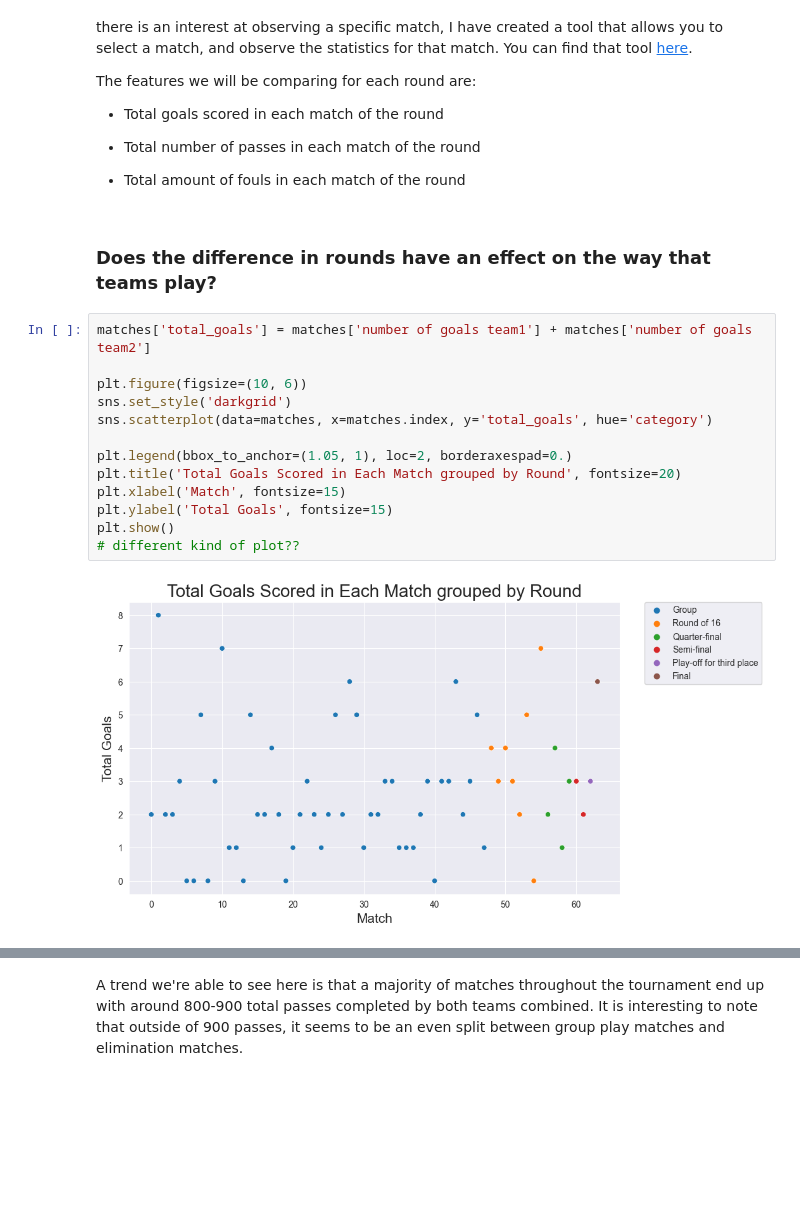
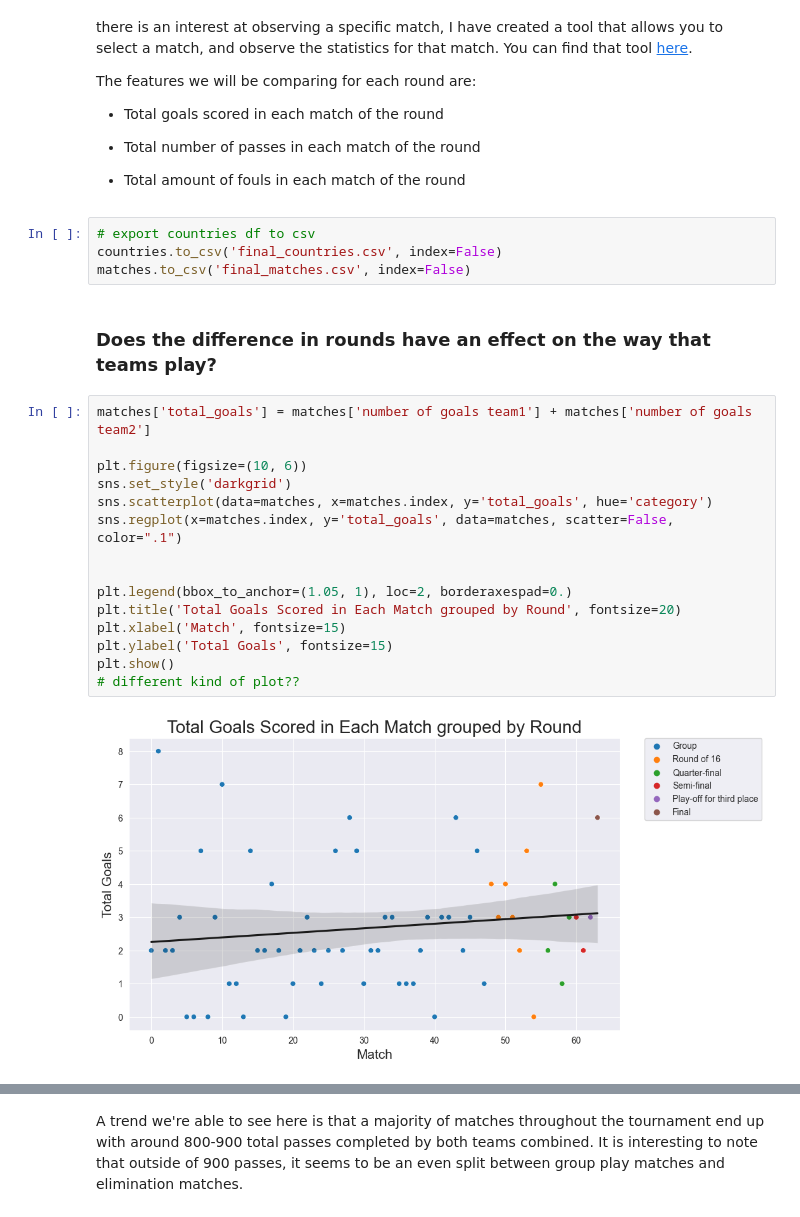
Before and after one commit to ccvale/2022-Qatar-World-Cup-Analysis, a Jupyter notebook: worldcup.ipynb, the cells around one changed output, grey strips where cells are left out. Saved outputs shown, nothing was run; the diff lists cells and outputs as text; blank space fills up the shorter version.

```diff
--- a/worldcup.ipynb
+++ b/worldcup.ipynb
@@ -779,23 +646,29 @@ The features we will be comparing for each round are:
 - Total number of passes in each match of the round
 
 - Total amount of fouls in each match of the round
+# %%
+# export countries df to csv
+countries.to_csv('final_countries.csv', index=False)
+matches.to_csv('final_matches.csv', index=False)
 # %% [markdown]
 ### Does the difference in rounds have an effect on the way that teams play?
 # %%
 matches['total_goals'] = matches['number of goals team1'] + matches['number of goals team2']
 
 plt.figure(figsize=(10, 6))
 sns.set_style('darkgrid')
 sns.scatterplot(data=matches, x=matches.index, y='total_goals', hue='category')
+sns.regplot(x=matches.index, y='total_goals', data=matches, scatter=False, color=".1")
+
 
 plt.legend(bbox_to_anchor=(1.05, 1), loc=2, borderaxespad=0.)
 plt.title('Total Goals Scored in Each Match grouped by Round', fontsize=20)
 plt.xlabel('Match', fontsize=15)
 plt.ylabel('Total Goals', fontsize=15)
 plt.show()
 # different kind of plot??
 # %% [output]
-[figure, old version]
+[figure, new version]
 # %%
 matches['total_passes'] = matches['passes completed team1'] + matches['passes completed team2']
 
```
Also changed, not shown: parts of 28 cells of this notebook, 2 other files.
